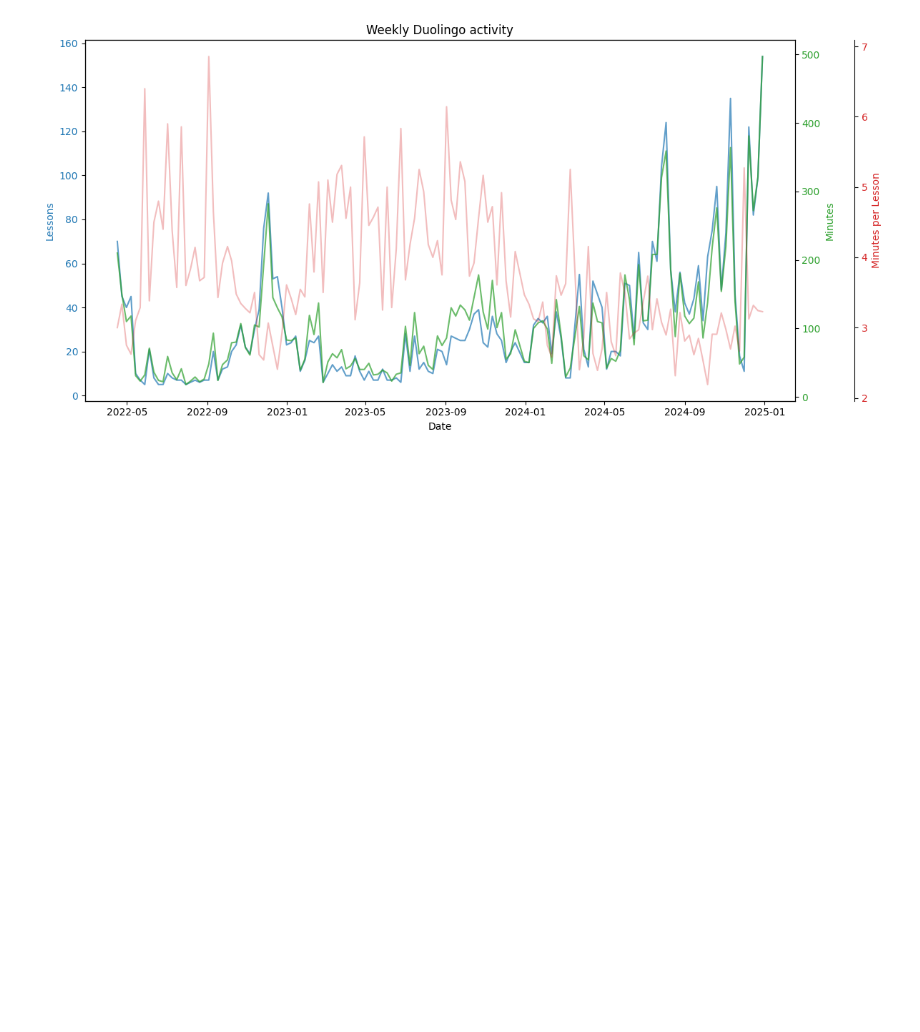
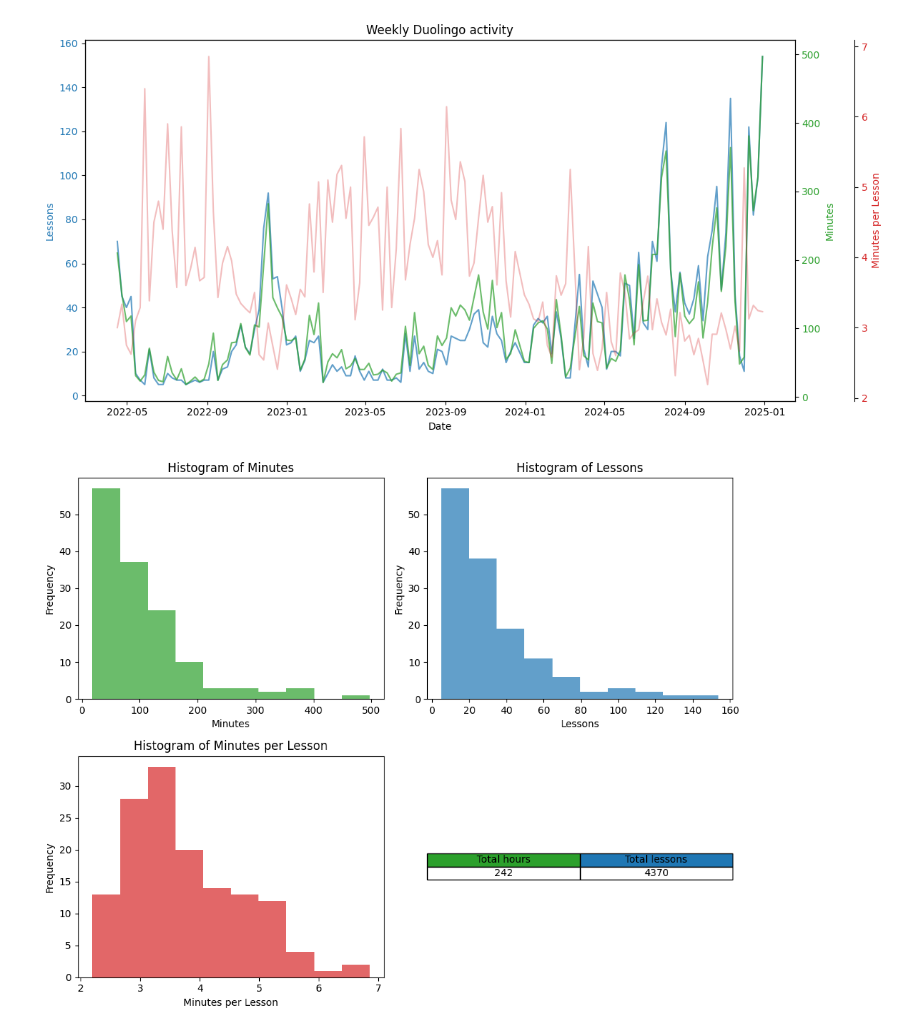
Before and after one commit to jannis-baum/duolingo-stats, a Jupyter notebook: stats.ipynb, the cells around one changed output. Drawn from its saved outputs; the diff is of its cells as text; code cells hidden in the pictures; blank space fills up the shorter version.

Commit message:
feat: replace summary stats with histograms & show totals

```diff
--- a/stats.ipynb
+++ b/stats.ipynb
@@ -105,3 +94,39 @@ plt.tight_layout()
 plt.show()
 # %% [output]
 [figure]
+# %%
+fig, axs = plt.subplots(2, 2, figsize=(10, 8))
+axs = axs.flatten()
+
+# minutes
+axs[0].hist(df['minutes'], color='tab:green', alpha=0.7)
+axs[0].set_title('Histogram of Minutes')
+axs[0].set_xlabel('Minutes')
+axs[0].set_ylabel('Frequency')
+
+# lessons
+axs[1].hist(df['lessons'], color='tab:blue', alpha=0.7)
+axs[1].set_title('Histogram of Lessons')
+axs[1].set_xlabel('Lessons')
+axs[1].set_ylabel('Frequency')
+
+# minutes/lessons
+axs[2].hist(df['minutes/lesson'], color='tab:red', alpha=0.7)
+axs[2].set_title('Histogram of Minutes per Lesson')
+axs[2].set_xlabel('Minutes per Lesson')
+axs[2].set_ylabel('Frequency')
+
+# table
+axs[3].axis('off')  # Turn off the axis for this subplot
+axs[3].table(
+    cellText=[[int(df['minutes'].sum() / 60), df['lessons'].sum()]],
+    colLabels=['Total hours', 'Total lessons'],
+    loc='center',
+    cellLoc='center',
+    colColours=['tab:green', 'tab:blue'],  # Light background color for headers
+)
+
+plt.tight_layout()
+plt.show()
+# %% [output]
+[figure, added]
```
Also changed, not shown: parts of 1 cell of this notebook.
